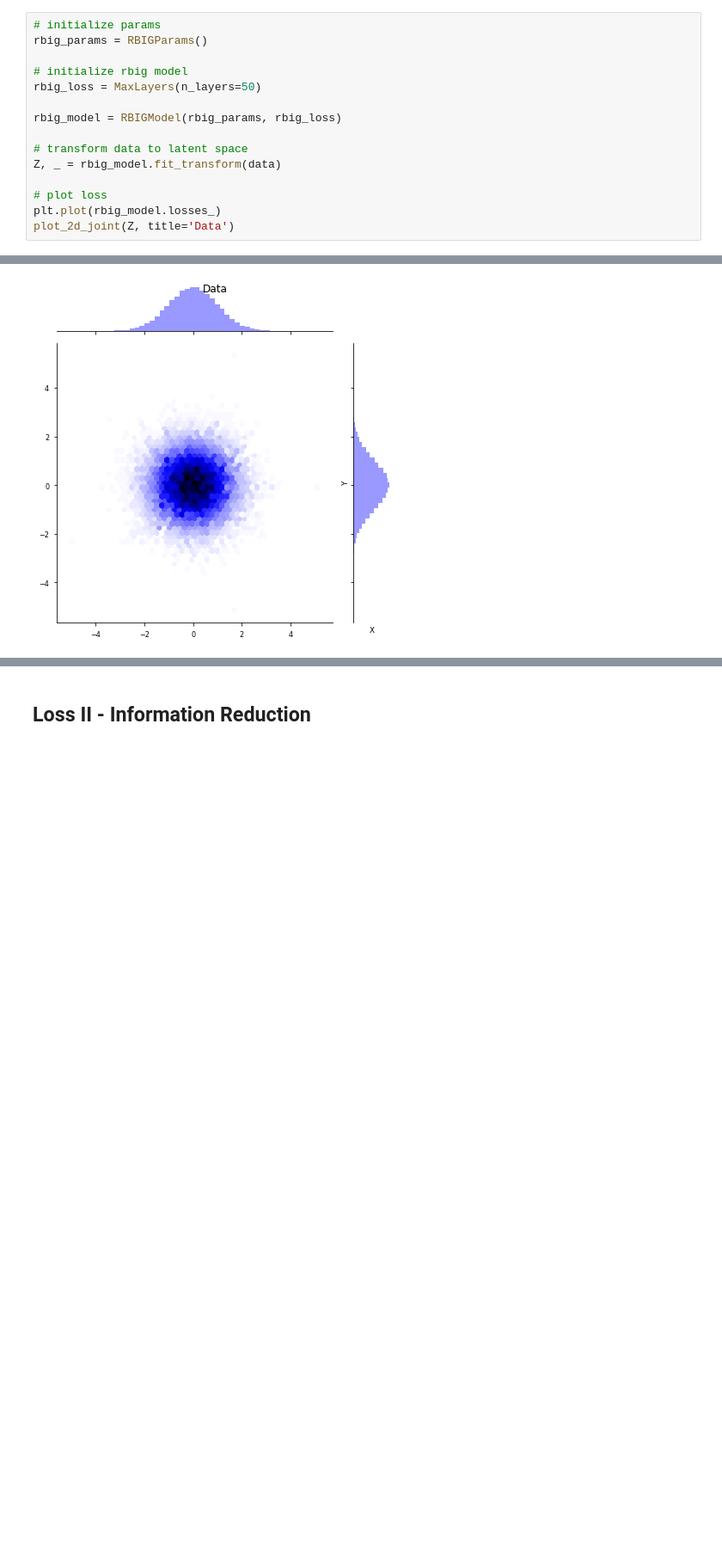
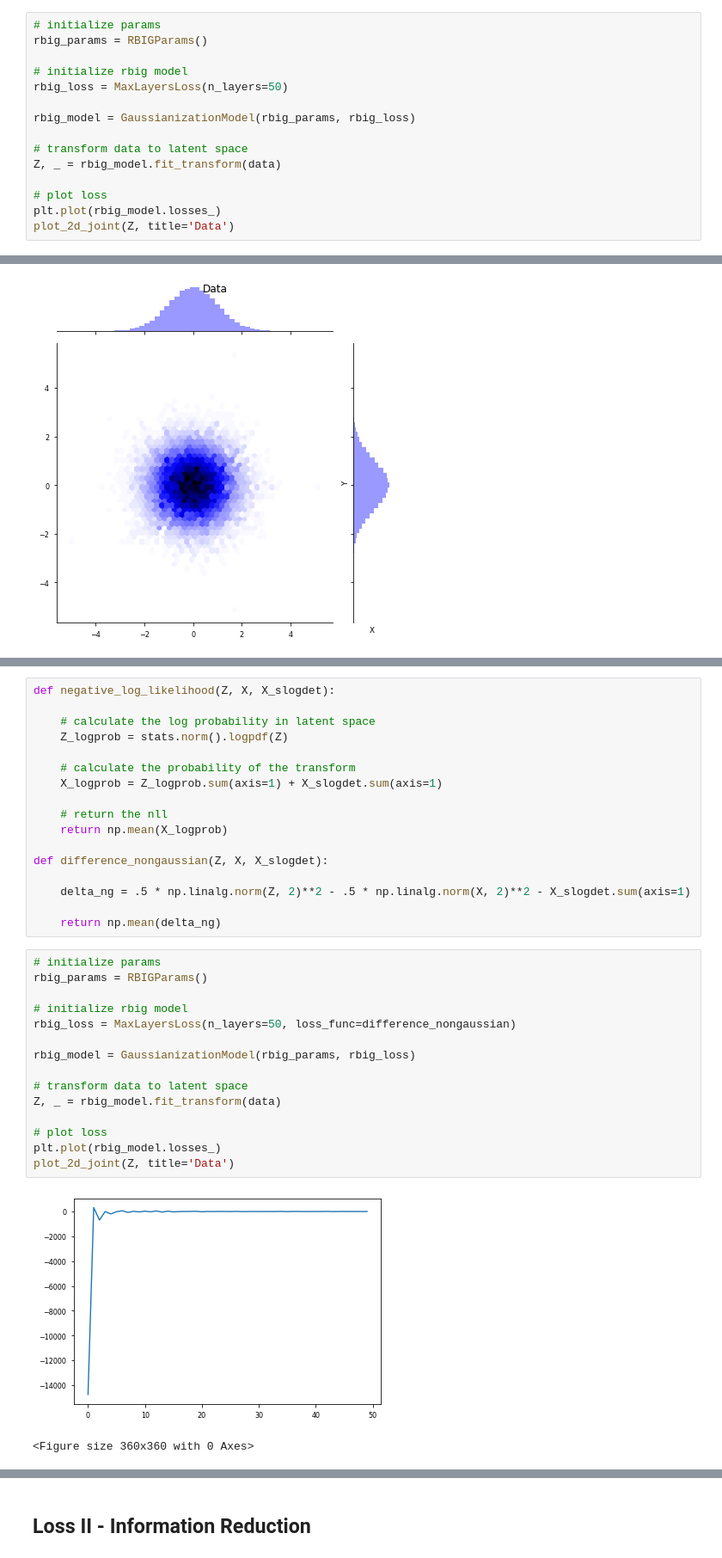
Before and after one commit to IPL-UV/rbig, a Jupyter notebook: notebooks/demo_rbig_loss.ipynb, the cells around one changed output, grey strips where cells are left out. Shown at 86% size. Cells and saved outputs as stored; diff of their text form; blank space fills up the shorter version.

```diff
--- a/notebooks/demo_rbig_loss.ipynb
+++ b/notebooks/demo_rbig_loss.ipynb
@@ -94,9 +82,9 @@ from rbig.losses import MaxLayers
 rbig_params = RBIGParams()
 
 # initialize rbig model
-rbig_loss = MaxLayers(n_layers=50)
+rbig_loss = MaxLayersLoss(n_layers=50)
 
-rbig_model = RBIGModel(rbig_params, rbig_loss)
+rbig_model = GaussianizationModel(rbig_params, rbig_loss)
 
 # transform data to latent space
 Z, _ = rbig_model.fit_transform(data)
@@ -110,0 +101,35 @@ plot_2d_joint(Z, title='Data')
+# %%
+def negative_log_likelihood(Z, X, X_slogdet):
+
+    # calculate the log probability in latent space
+    Z_logprob = stats.norm().logpdf(Z)
+
+    # calculate the probability of the transform
+    X_logprob = Z_logprob.sum(axis=1) + X_slogdet.sum(axis=1)
+
+    # return the nll
+    return np.mean(X_logprob)
+
+def difference_nongaussian(Z, X, X_slogdet):
+
+    delta_ng = .5 * np.linalg.norm(Z, 2)**2 - .5 * np.linalg.norm(X, 2)**2 - X_slogdet.sum(axis=1)
+
+    return np.mean(delta_ng)
+# %%
+# initialize params
+rbig_params = RBIGParams()
+
+# initialize rbig model
+rbig_loss = MaxLayersLoss(n_layers=50, loss_func=difference_nongaussian)
+
+rbig_model = GaussianizationModel(rbig_params, rbig_loss)
+
+# transform data to latent space
+Z, _ = rbig_model.fit_transform(data)
+
+# plot loss
+plt.plot(rbig_model.losses_)
+plot_2d_joint(Z, title='Data')
+# %% [output]
+[figure, added]
+<Figure size 360x360 with 0 Axes>
```
Also changed, not shown: parts of 22 cells of this notebook, 31 other files.
